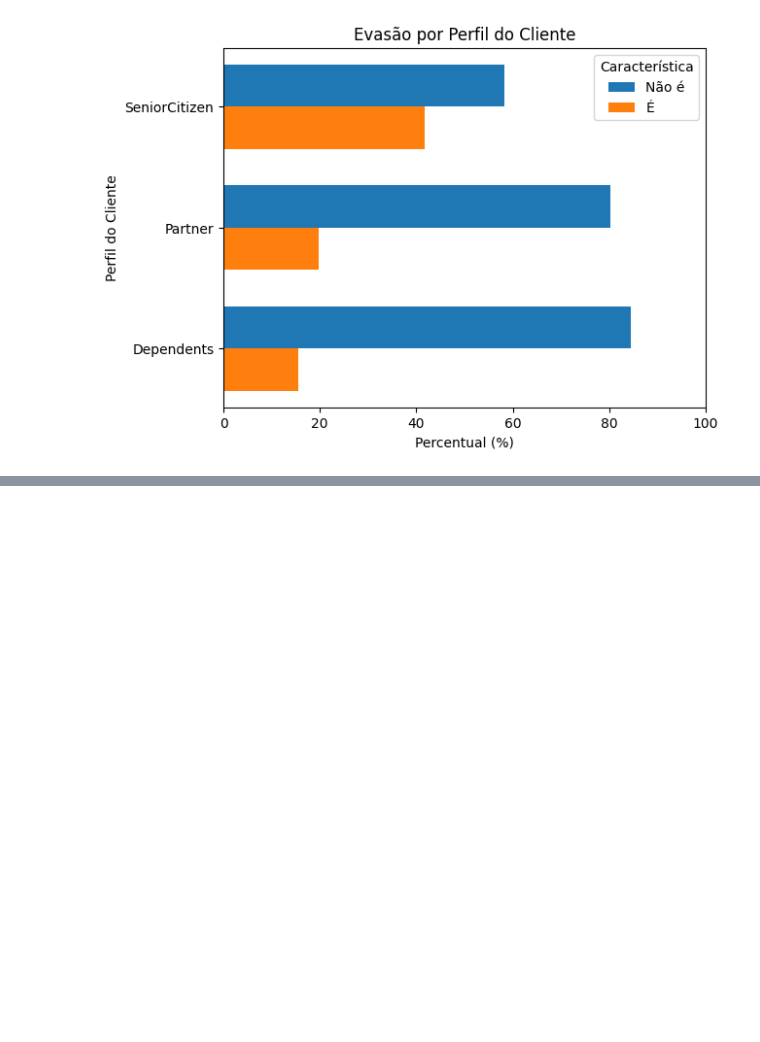
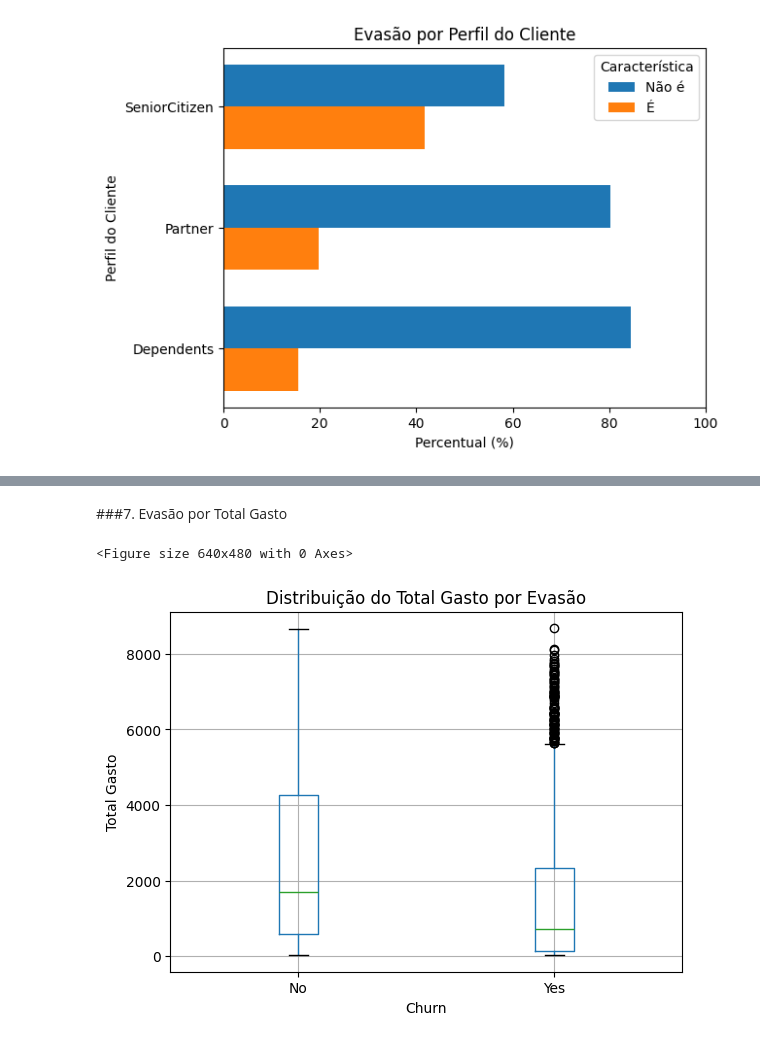
Before and after one commit to RaySilvaP/TelecomX, a Jupyter notebook: TelecomX.ipynb, the cells around one changed output, grey strips where cells are left out. Cells and saved outputs as stored; diff of their text form; code cells hidden in the pictures; blank space fills up the shorter version.

```diff
--- a/TelecomX.ipynb
+++ b/TelecomX.ipynb
@@ -230,0 +243,12 @@ plt.show()
+# %% [markdown]
+###7. Evasão por Total Gasto
+# %%
+plt.figure()
+df.boxplot(column="Charges.Total", by="Churn")
+plt.title("Distribuição do Total Gasto por Evasão")
+plt.suptitle("")
+plt.ylabel("Total Gasto")
+plt.show()
+# %% [output]
+<Figure size 640x480 with 0 Axes>
+[figure, added]
```
Also changed, not shown: parts of 2 cells of this notebook.
